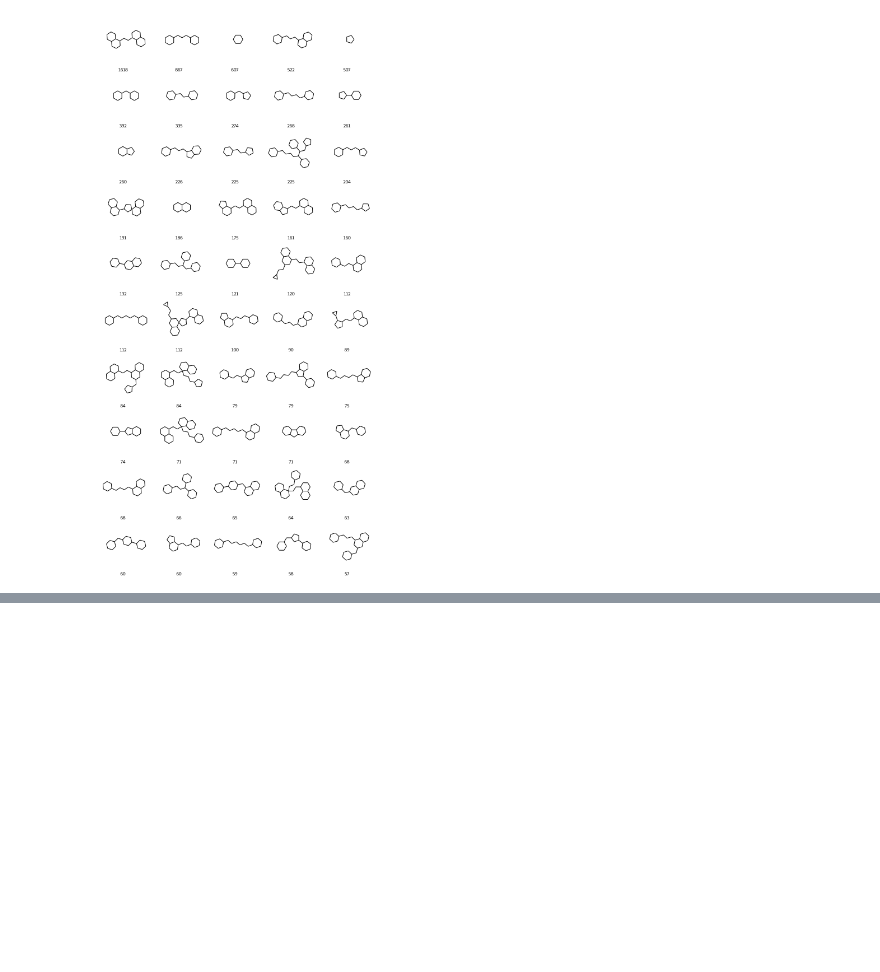
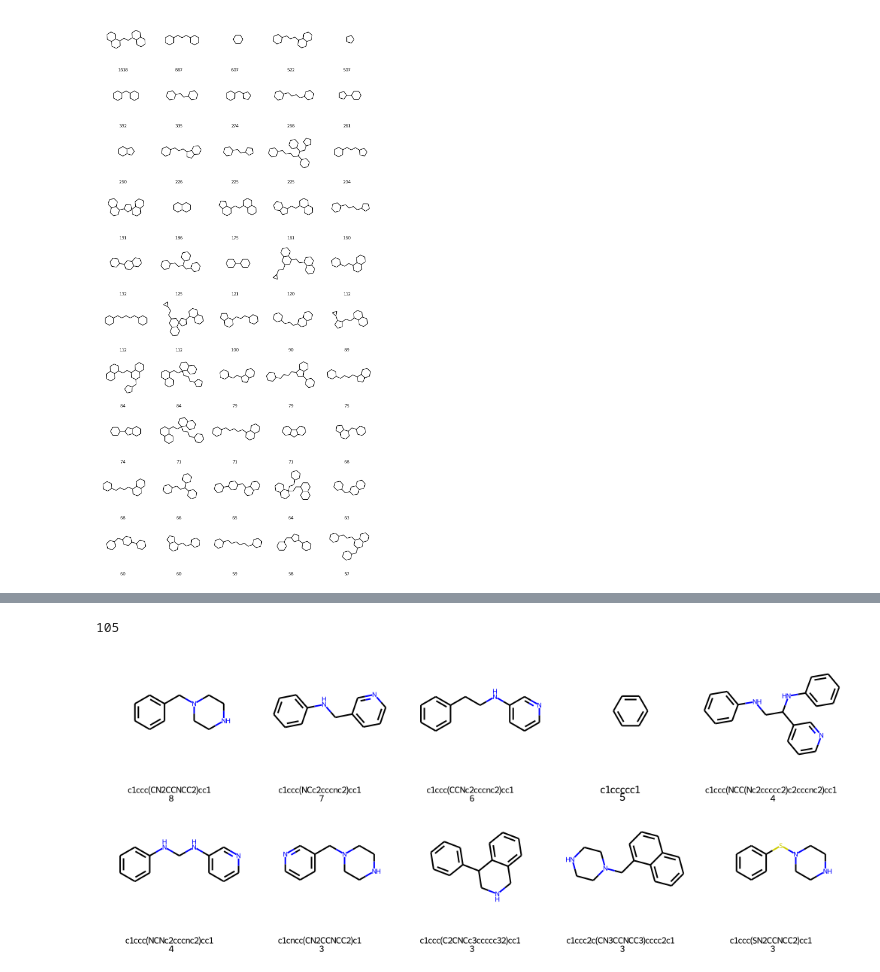
Before and after one commit to michellab/RBFENN, a Jupyter notebook: CLI/week7/murcko_exploration.ipynb, the cells around one changed output, grey strips where cells are left out. Drawn from its saved outputs; the diff is of its cells as text; code cells hidden in the pictures; blank space fills up the shorter version.

```diff
--- a/CLI/week7/murcko_exploration.ipynb
+++ b/CLI/week7/murcko_exploration.ipynb
@@ -194,0 +268,5 @@ See the caveats in the documentation: https://pandas.pydata.org/pandas-docs/stab
+# %%
+print("Reference mol name\tScaff \tDocked")
+for name in main_series:
+    ref_mol=MolFromName(name)
+    print(name,"\t",len(GetSetWithSameScaffold(ref_mol, generic=True)),"\t",len(SameScaffoldDock(ref_mol, generic=True)))
@@ -194,0 +302,11 @@ See the caveats in the documentation: https://pandas.pydata.org/pandas-docs/stab
+# %%
+scaffolds = mol_df.groupby(['mHash']).size()
+scaffolds_df = scaffolds.nlargest(1000).to_frame(name="counts")
+
+scaffolds_df.drop(labels="", inplace=True)
+
+scaffolds_df["scaffolds"] = scaffolds_df.apply(lambda x: Chem.MolFromSmiles(x.name), axis = 1)
+
+
+scaffolds_df["docked"] = scaffolds_df.apply(lambda x: SameScaffoldDock(x.scaffolds, generic=False), axis = 1)
+scaffolds_df["dockedNum"] = scaffolds_df.apply(lambda x: len(SameScaffoldDock(x.scaffolds, generic=False)), axis = 1)
@@ -194,0 +370,33 @@ See the caveats in the documentation: https://pandas.pydata.org/pandas-docs/stab
+# %%
+len(dock_and_activity)
+# %% [output]
+105
+# %%
+def SameScaffoldDockActivity(ref_mol, generic=False):
+    r = GetSetWithSameScaffold(ref_mol, generic=generic)
+    set1 = (r["CID"])
+    set2 = set(dock_and_activity)
+    return set.intersection(set2, set1)
+# %%
+generic = False
+
+if generic:
+    scaffolds = mol_df.loc[mol_df["CID"].isin(dock_and_activity)].groupby(['mHashGeneric']).size()
+else:
+    scaffolds = mol_df.loc[mol_df["CID"].isin(dock_and_activity)].groupby(['mHash']).size()
+scaffolds_df = scaffolds.nlargest(1000).to_frame(name="counts")
+
+scaffolds_df["scaffolds"] = scaffolds_df.apply(lambda x: Chem.MolFromSmiles(x.name), axis = 1)
+
+scaffolds_df["docked"] = scaffolds_df.apply(lambda x: SameScaffoldDockActivity(x.scaffolds, generic=generic), axis = 1)
+scaffolds_df["dockedNum"] = scaffolds_df.apply(lambda x: len(SameScaffoldDockActivity(x.scaffolds, generic=generic)), axis = 1)
+# %%
+#list(scaffolds_df["dockedNum"])
+scaffolds_df = scaffolds_df.loc[scaffolds_df["dockedNum"]>2]
+scaffolds_df = scaffolds_df.nlargest(1000,columns="dockedNum")
+
+legends = [(x+"\n"+str(y)) for x,y in zip(list(scaffolds_df.index),(scaffolds_df["dockedNum"]))]
+
+display(Draw.MolsToGridImage(list(scaffolds_df["scaffolds"]),subImgSize=(200,200),molsPerRow=5,maxMols=100,legends=legends))
+# %% [output]
+[figure, added]
```
Also changed, not shown: parts of 24 cells of this notebook, 4 other files.
